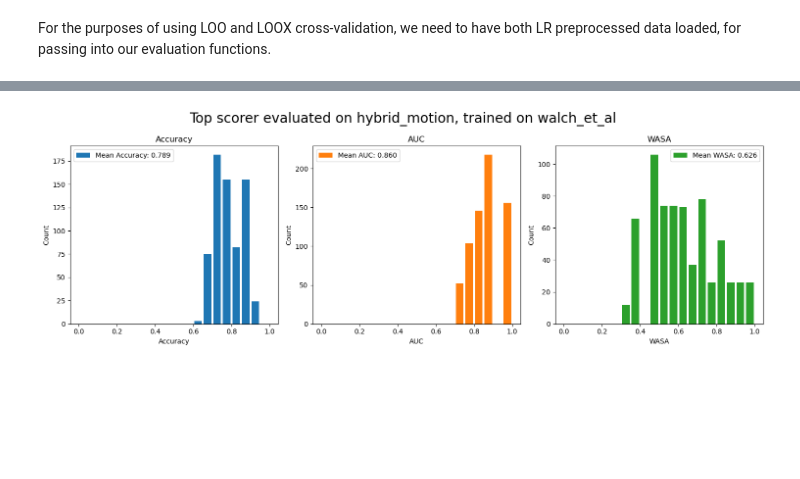
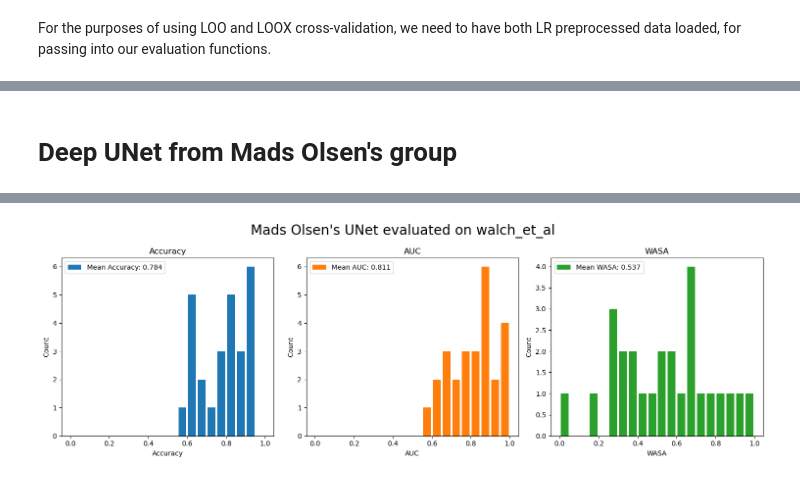
Before and after one commit to ericcanton/pisces, a Jupyter notebook: analyses/comparing_LR_MOUNet.ipynb, the cells around one changed output, grey strips where cells are left out. Cells and saved outputs as stored; diff of their text form; code cells hidden in the pictures; blank space fills up the shorter version.

Commit message:
add MO unet eval to nb. Fix up mo loading.

```diff
--- a/analyses/comparing_LR_MOUNet.ipynb
+++ b/analyses/comparing_LR_MOUNet.ipynb
@@ -162,8 +164,10 @@ from tqdm import tqdm
 
 
 split_maker = pm.LeaveOneOutSplitter()
-swc_walch = make_model(walch_data_processor_1D, **log_reg_hyperparameters)()
-swc_hybrid = make_model(hybrid_data_processor_1D, **log_reg_hyperparameters)()
+swc_walch_fn, walch_data_processor_1D = make_lr_model(walch, **log_reg_hyperparameters)
+swc_hybrid_fn, walch_data_processor_1D = make_lr_model(hybrid, **log_reg_hyperparameters)
+swc_walch = swc_walch_fn()
+swc_hybrid = swc_hybrid_fn()
 ids_to_split = [id for id in walch_data_processor_1D.data_set.ids if id not in subjects_to_exclude_walch]
 tqdm_message_preprocess = f"Preparing data for {len(ids_to_split)} IDs"
 preprocessed_data_log_reg = {
@@ -301,4 +430,40 @@ Test idx 9618981
+# %% [markdown]
+# Deep UNet from Mads Olsen's group
+# %%
+preprocessed_data_unet = {
+    walch.name: np.load(walch_preprocessed_path, allow_pickle=True).item(),
+    hybrid.name: np.load(hybrid_preprocessed_path, allow_pickle=True).item(),
+}
 # %%
+TRAIN_SET = walch.name
+EVAL_SET = walch.name
+PLOT_TITLE = f"Mads Olsen's UNet evaluated on {EVAL_SET}"
+
+from analyses.utils.metrics import calculate_metrics_from_splits
+
+
+tqdm_message_train = f"Training {len(ids_to_split)} splits"
+all_splits = split_maker.split(ids_to_split)
+
+mo, _ = make_mo_model_and_processor(walch)
+mo.load_model()
+models = [mo]
+splits = []
+# model_fn = make_model(walch_data_processor_1D, **log_reg_hyperparameters)
+
+training_preprocessed_data = preprocessed_data_unet[TRAIN_SET]
+evaluate_preprocessed_data = preprocessed_data_unet[EVAL_SET]
+for train_index, test_index in tqdm(all_splits, desc=tqdm_message_train, total=len(ids_to_split)):
+    train_ids = list(map(lambda i: ids_to_split[i], train_index)) #ids_to_split[test_index[0]]
+    test_ids = list(map(lambda i: ids_to_split[i], test_index)) #ids_to_split[test_index[0]]
+    # model, _ = pm.run_split(train_indices=train_ids,
+    #                         preprocessed_data_set=training_preprocessed_data,
+    #                         swc=mo, epochs=0, do_not_train=True)
+    # models.append(model)
+    splits.append([train_ids, test_ids])
+
+metrics = calculate_metrics_from_splits(evaluate_preprocessed_data, models, splits)
+
 # Plot metrics
 fig, axs = plt.subplots(1, 3, figsize=(15, 5))
 
@@ -314,7 +479,7 @@ for metric, ax in zip(metrics_dimensions.keys(), axs):
     ax.set_ylabel('Count')
     ax.legend()
 
-plt.suptitle(f'Top scorer evaluated on {eval_set}, trained on {train_set}',
+plt.suptitle(PLOT_TITLE,
              fontsize=20)
 plt.tight_layout()
 plt.show()
@@ -322 +505 @@ plt.show()
-[figure, old version]
+[figure, new version]
```
Also changed, not shown: parts of 6 cells of this notebook, 1 other file.
